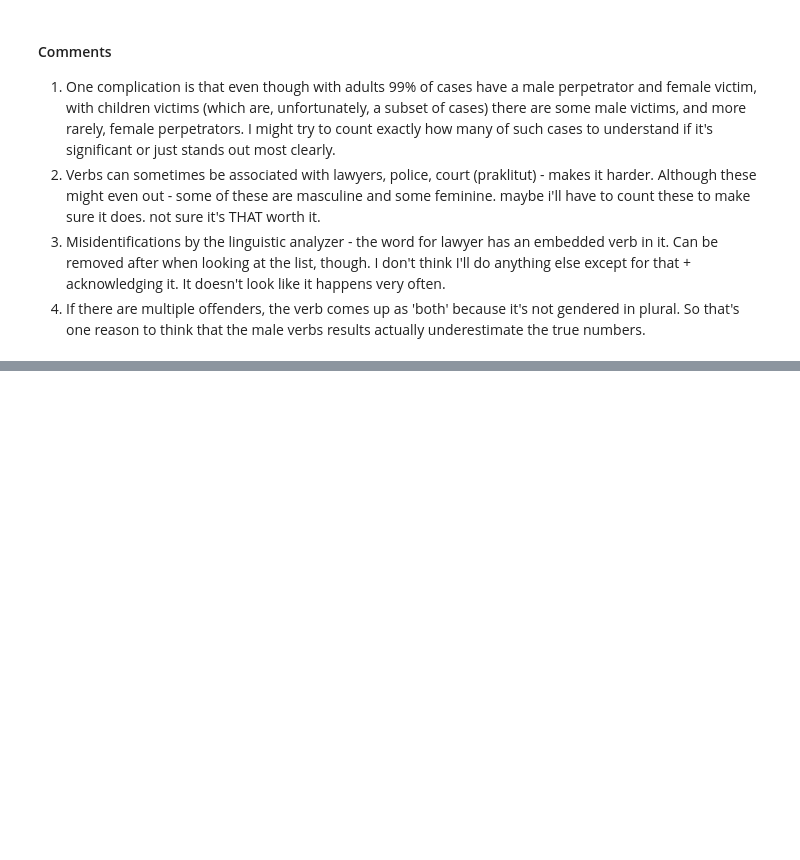
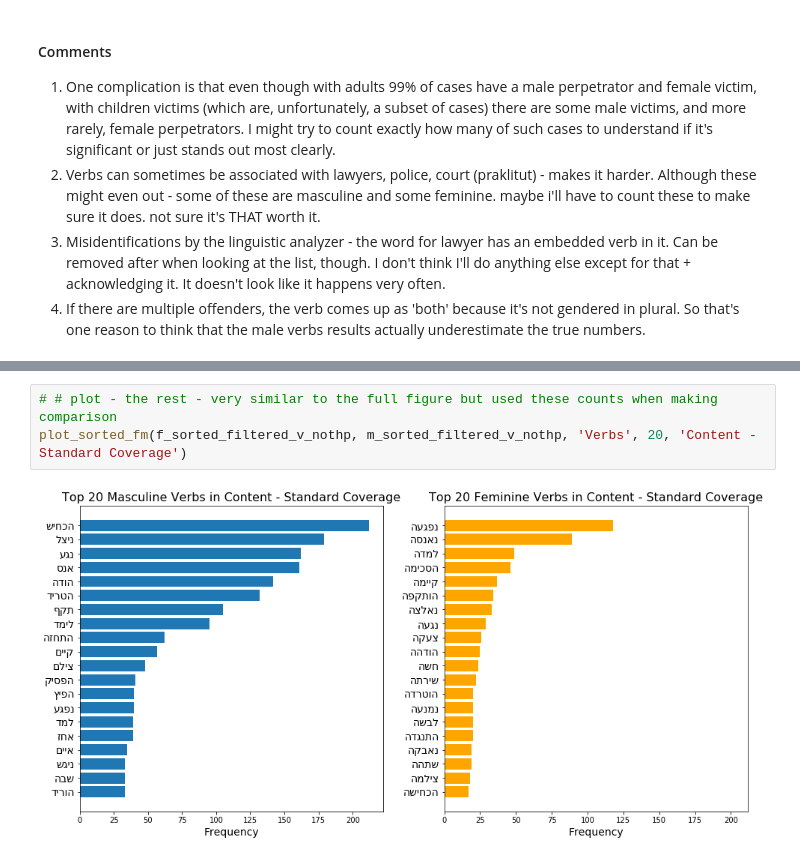
Before and after one commit to tomkreker/SexualAssaultCoverage, a Jupyter notebook: kulan.ipynb, the cells around one changed output, grey strips where cells are left out. Drawn from its saved outputs; the diff is of its cells as text; blank space fills up the shorter version.

```diff
--- a/kulan.ipynb
+++ b/kulan.ipynb
@@ -1446,0 +1288,5 @@ Name: 1293, dtype: object
+# %%
+# # plot - the rest - very similar to the full figure but used these counts when making comparison
+plot_sorted_fm(f_sorted_filtered_v_nothp, m_sorted_filtered_v_nothp, 'Verbs', 20, 'Content - Standard Coverage')
+# %% [output]
+[figure, added]
```
Also changed, not shown: parts of 140 cells of this notebook, 8 other files.
